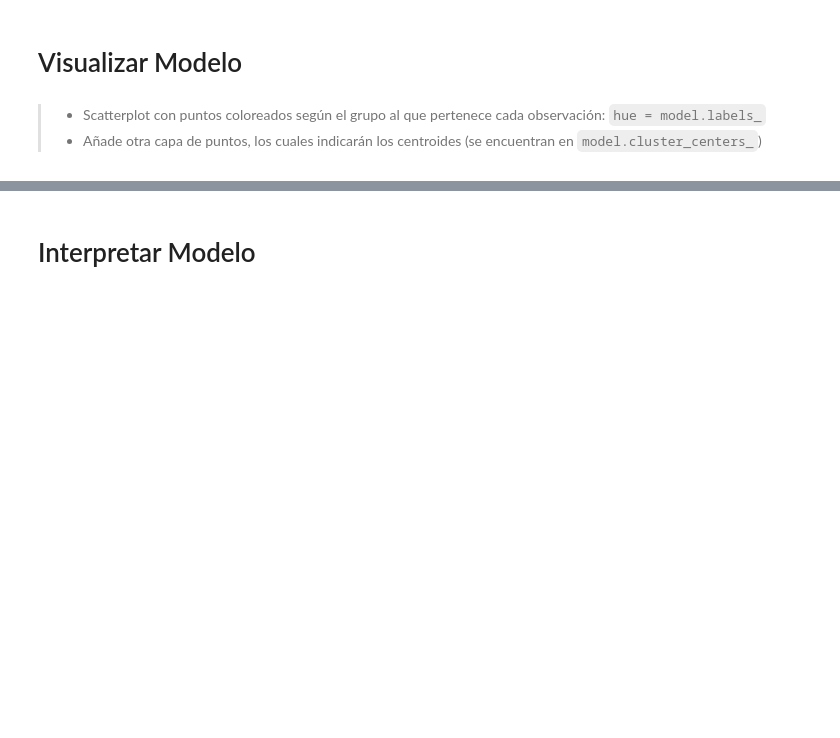
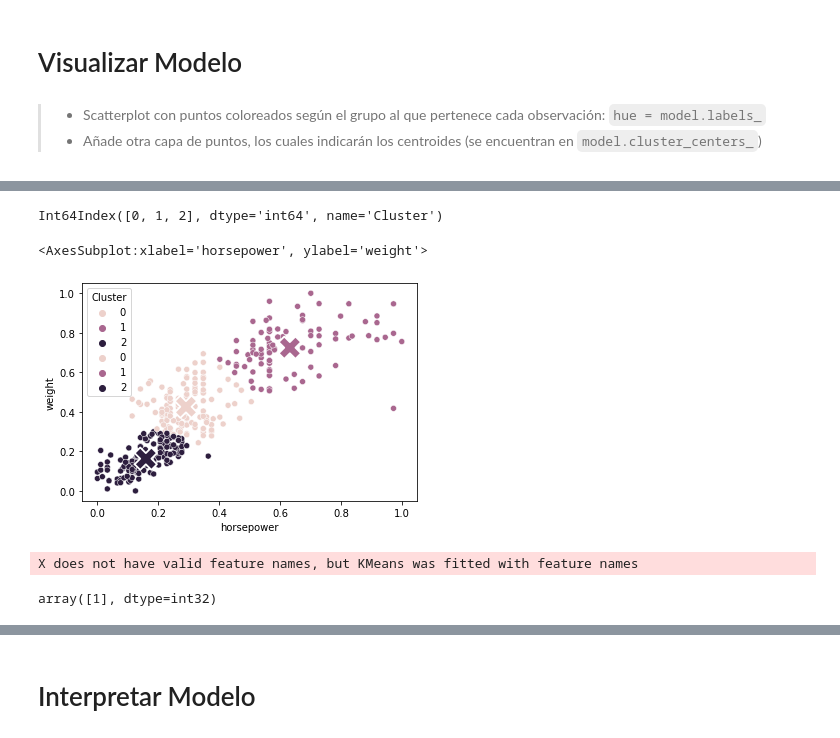
Before and after one commit to jaimee8/machine-learning-program, a Jupyter notebook: #09. Cluster Analysis con k-Means/08practice.ipynb, the cells around one changed output, grey strips where cells are left out. Cells and saved outputs as stored; diff of their text form; code cells hidden in the pictures; blank space fills up the shorter version.

Commit message:
kmeans

```diff
--- a/#09. Cluster Analysis con k-Means/08practice.ipynb
+++ b/#09. Cluster Analysis con k-Means/08practice.ipynb
@@ -139,6 +136,6 @@ model.get_params()
  'tol': 0.0001,
  'verbose': 1}
 # %%
-model.fit(X=explanatory)
+model.fit(X=df_scaled)
 # %% [output]
 Initialization complete
@@ -170,2 +165,4 @@ df1 = df[['cylinders', 'weight']]
+# %%
+dfsel = df_scaled.copy()
 # %%
-df1['Cluster'] = model.predict(X=explanatory)
+dfsel['Cluster'] = model.predict(X=dfsel)
@@ -201,0 +216,2 @@ import matplotlib.pyplot as px
+# %%
+dfcentroides = dfsel.groupby('Cluster').mean()
@@ -201,0 +226,15 @@ import matplotlib.pyplot as px
+# %%
+dfcentroides.index
+# %% [output]
+Int64Index([0, 1, 2], dtype='int64', name='Cluster')
+# %%
+sns.scatterplot(data=dfsel, x='horsepower', y='weight', hue="Cluster")
+sns.scatterplot(data=dfcentroides, x='horsepower', y='weight', hue=dfcentroides.index, s=500, marker='X')
+# %% [output]
+<AxesSubplot:xlabel='horsepower', ylabel='weight'>
+[figure, added]
+# %%
+model.predict([[0.8,0.9]])
+# %% [output]
+X does not have valid feature names, but KMeans was fitted with feature names
+array([1], dtype=int32)
```
Also changed, not shown: parts of 21 cells of this notebook, 1 other file.
